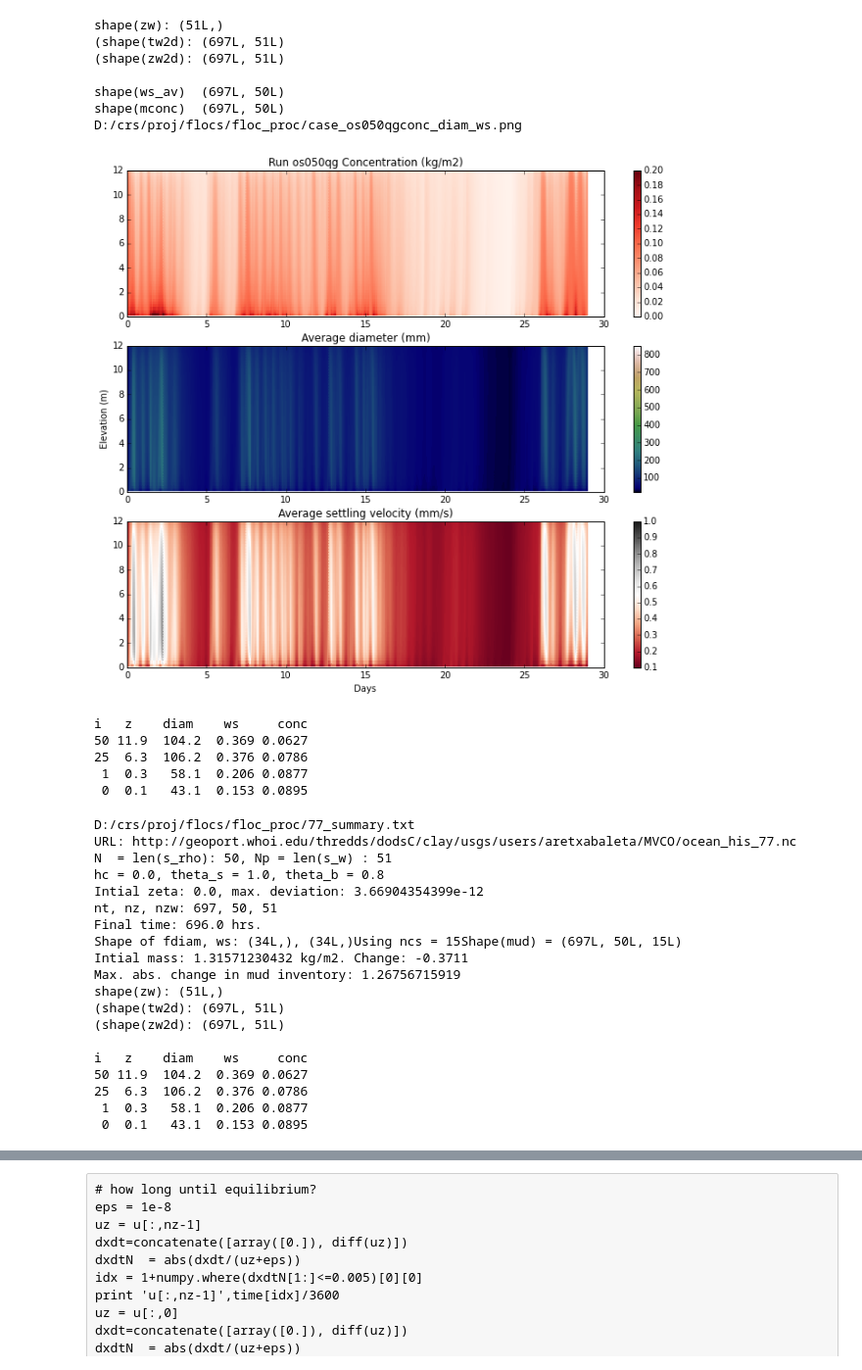
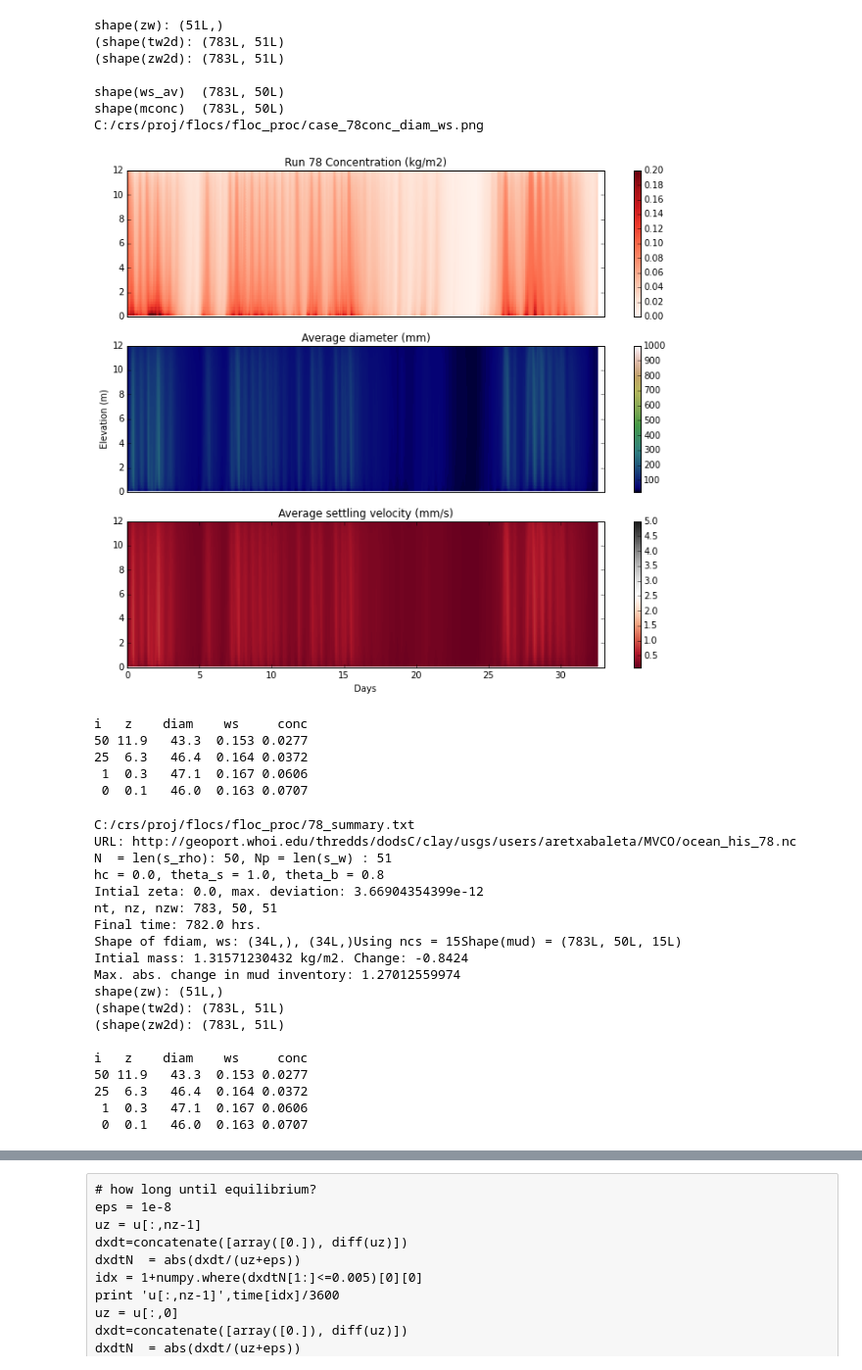
Before and after one commit to csherwood-usgs/floc_proc, a Jupyter notebook: plot_flocs.ipynb, the cells around one changed output, grey strips where cells are left out. Shown: that part at 98% size. Cells and saved outputs as stored; diff of their text form; code cells hidden in the pictures.

```diff
--- a/plot_flocs.ipynb
+++ b/plot_flocs.ipynb
@@ -33,8 +33,8 @@ else :
 
 ########################
 # run name
-# maybe plot results from several runs
-flist = ['77']
+# maybe plotresults from several runs
+flist = ['78']
 run_name = flist[0]
 ########################
 
@@ -243,45 +256,51 @@ print "shape(mconc) ",shape(mconc)
 cmap = plt.get_cmap('PiYG')
 cmap = plt.get_cmap('RdGy')
 
+tax = [0. ,33.]
 fig = plt.figure(figsize=(12,10))
 ax=fig.add_subplot(3,1,1)
 
 cmap = plt.get_cmap('RdGy')
 cmap = plt.get_cmap('binary')
 cmap = plt.get_cmap('PuRd')
 cmap = plt.get_cmap('Reds')
 pcolormesh(t2d/(24.*3600.),z2d,sum(mud,2),cmap=cmap,vmin=0.,vmax=0.2)
+ax.get_xaxis().set_ticks([])
+plt.xlim(tax)
 plt.title('Run '+run_name+' Concentration (kg/m2)')
 plt.colorbar()
 
 ax=fig.add_subplot(3,1,2)
 cmap = plt.get_cmap('Paired')
 cmap = plt.get_cmap('RdGy')
 cmap = plt.get_cmap('PuOr')
 cmap = plt.get_cmap('gist_earth')
-pcolormesh(t2d/(24.*3600.),z2d,fdiam_av,cmap=cmap,vmin=20,vmax=850)
+pcolormesh(t2d/(24.*3600.),z2d,fdiam_av,cmap=cmap,vmin=20,vmax=1000)
+plt.xlim(tax)
 plt.ylabel('Elevation (m)')
+ax.get_xaxis().set_ticks([])
 plt.title('Average diameter (mm)')
 plt.colorbar()
 
 ax=fig.add_subplot(3,1,3)
 cmap = plt.get_cmap('RdGy')
-pcolormesh(t2d/(24.*3600.),z2d,ws_av,cmap=cmap,vmin=0.1,vmax=1)
+pcolormesh(t2d/(24.*3600.),z2d,ws_av,cmap=cmap,vmin=0.1,vmax=5)
+plt.xlim(tax)
 plt.colorbar()
 plt.xlabel('Days')
 plt.title('Average settling velocity (mm/s)')
 fig_name = proj_dir+case_dir+'case_'+run_name+'conc_diam_ws.png'
 print fig_name
 plt.savefig(fig_name)
 # %% [output]
 shape(zw): (51L,)
-(shape(tw2d): (697L, 51L)
-(shape(zw2d): (697L, 51L)
+(shape(tw2d): (783L, 51L)
+(shape(zw2d): (783L, 51L)
 
-shape(ws_av)  (697L, 50L)
-shape(mconc)  (697L, 50L)
-D:/crs/proj/flocs/floc_proc/case_os050qgconc_diam_ws.png
+shape(ws_av)  (783L, 50L)
+shape(mconc)  (783L, 50L)
+C:/crs/proj/flocs/floc_proc/case_78conc_diam_ws.png
-[figure, old version]
+[figure, new version]
 # %%
 # report final values
 s= "\n"+"i   z    diam    ws     conc"
@@ -298,32 +317,32 @@ with open( stats_filename, "a") as afile:
     afile.write(s)
 # %% [output]
 i   z    diam    ws     conc
-50 11.9  104.2  0.369 0.0627
-25  6.3  106.2  0.376 0.0786
- 1  0.3   58.1  0.206 0.0877
- 0  0.1   43.1  0.153 0.0895
+50 11.9   43.3  0.153 0.0277
+25  6.3   46.4  0.164 0.0372
+ 1  0.3   47.1  0.167 0.0606
+ 0  0.1   46.0  0.163 0.0707
 # %%
 # Replay the contents of the summary txt file
 with open( stats_filename, "r") as afile:
     s=afile.read()
 print s
 # %% [output]
-D:/crs/proj/flocs/floc_proc/77_summary.txt
-URL: http://geoport.whoi.edu/thredds/dodsC/clay/usgs/users/aretxabaleta/MVCO/ocean_his_77.nc
+C:/crs/proj/flocs/floc_proc/78_summary.txt
+URL: http://geoport.whoi.edu/thredds/dodsC/clay/usgs/users/aretxabaleta/MVCO/ocean_his_78.nc
 N  = len(s_rho): 50, Np = len(s_w) : 51
 hc = 0.0, theta_s = 1.0, theta_b = 0.8
 Intial zeta: 0.0, max. deviation: 3.66904354399e-12
-nt, nz, nzw: 697, 50, 51
-Final time: 696.0 hrs.
-Shape of fdiam, ws: (34L,), (34L,)Using ncs = 15Shape(mud) = (697L, 50L, 15L)
-Intial mass: 1.31571230432 kg/m2. Change: -0.3711
-Max. abs. change in mud inventory: 1.26756715919
+nt, nz, nzw: 783, 50, 51
+Final time: 782.0 hrs.
+Shape of fdiam, ws: (34L,), (34L,)Using ncs = 15Shape(mud) = (783L, 50L, 15L)
+Intial mass: 1.31571230432 kg/m2. Change: -0.8424
+Max. abs. change in mud inventory: 1.27012559974
 shape(zw): (51L,)
-(shape(tw2d): (697L, 51L)
-(shape(zw2d): (697L, 51L)
+(shape(tw2d): (783L, 51L)
+(shape(zw2d): (783L, 51L)
 
 i   z    diam    ws     conc
-50 11.9  104.2  0.369 0.0627
-25  6.3  106.2  0.376 0.0786
- 1  0.3   58.1  0.206 0.0877
- 0  0.1   43.1  0.153 0.0895
+50 11.9   43.3  0.153 0.0277
+25  6.3   46.4  0.164 0.0372
+ 1  0.3   47.1  0.167 0.0606
+ 0  0.1   46.0  0.163 0.0707
```
Also changed, not shown: parts of 16 cells of this notebook.
